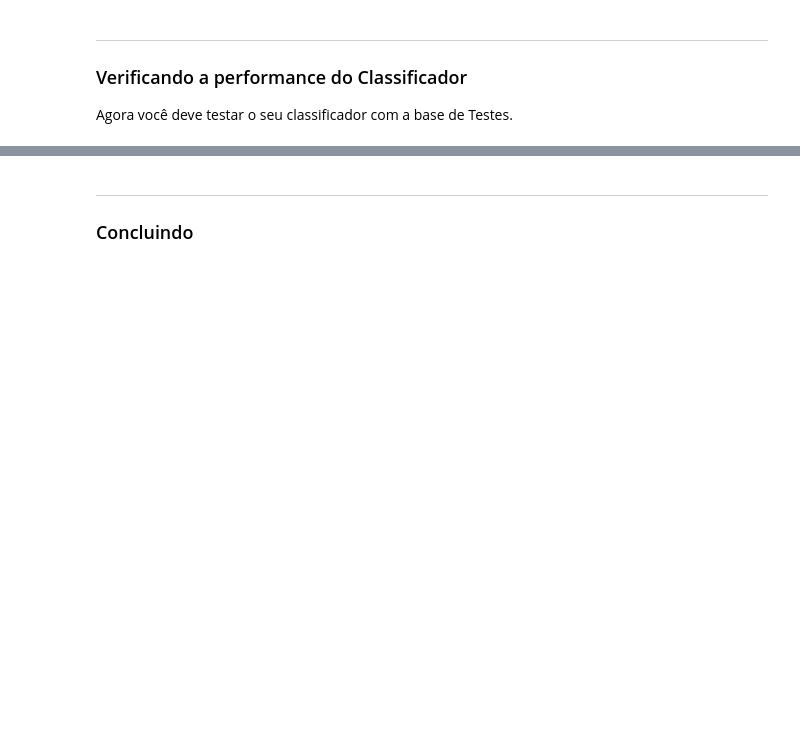
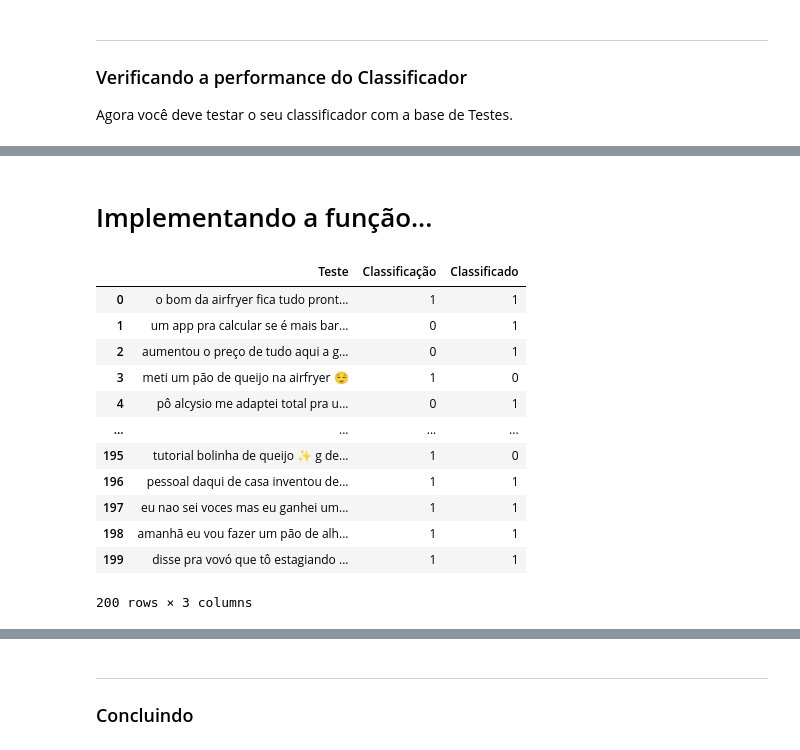
Before and after one commit to LinkolnR/Proj1Cdados, a Jupyter notebook: Projeto1_Layout_Classificador.ipynb, the cells around one changed output, grey strips where cells are left out. Cells and saved outputs as stored; diff of their text form; code cells hidden in the pictures; blank space fills up the shorter version.

```diff
--- a/Projeto1_Layout_Classificador.ipynb
+++ b/Projeto1_Layout_Classificador.ipynb
@@ -59,0 +221,4 @@ Considerando apenas as mensagens da planilha Treinamento, ensine  seu classifica
+# %%
+P_R = len(todas_relevantes)/len(todas_as_palavras)        # probabilidade de uma palavra ser relevante
+P_I = len(todas_irrelevantes)/len(todas_as_palavras)      # probabilidade de uma palavra ser irrelevante
+P_I + P_R                                                 # soma das probabilidade para verificar se está correto
@@ -59,0 +227,4 @@ Considerando apenas as mensagens da planilha Treinamento, ensine  seu classifica
+# %%
+freq_rel_absoluta = serie_relevante.value_counts()           # quantidade de cada palavra na serie relevante
+freq_irrel_absoluta = serie_irrelevante.value_counts()       # quantidade de cada palavra na serie irrelevante
+freq_tot_absoluta = serie_total.value_counts()               # quantidade de cada palavra na serie total
@@ -64,0 +305,9 @@ Agora você deve testar o seu classificador com a base de Testes.
+# %%
+lista = []
+
+for linha in test['Teste']:
+    limpo = cleanup(linha.lower())             # Limpa a planilha Teste e tira as letras maiúsculas
+    lista.append(limpo)
+
+test['Teste'] = pd.Series(lista)             # Substitui os tweets originais da planilha, pelos tweets limpos
+test
@@ -64,0 +328,23 @@ Agora você deve testar o seu classificador com a base de Testes.
+# %% [markdown]
+# Implementando a função...
+# %%
+df = test               # dataframe que será argumento da função classificadora
+series= test['Teste']   # series que será argumento da função classificadora
+# %%
+# Implementa função
+df_classificado = classificador(df, series)
+df_classificado
+# %% [output]
+|  | Teste | Classificação | Classificado |
+| 0 | o bom da airfryer fica tudo pront... | 1 | 1 |
+| 1 | um app pra calcular se é mais bar... | 0 | 1 |
+| 2 | aumentou o preço de tudo aqui a g... | 0 | 1 |
+| 3 | meti um pão de queijo na airfryer 😌 | 1 | 0 |
+| 4 | pô alcysio me adaptei total pra u... | 0 | 1 |
+| ... | ... | ... | ... |
+| 195 | tutorial bolinha de queijo ✨ g de... | 1 | 0 |
+| 196 | pessoal daqui de casa inventou de... | 1 | 1 |
+| 197 | eu nao sei voces mas eu ganhei um... | 1 | 1 |
+| 198 | amanhã eu vou fazer um pão de alh... | 1 | 1 |
+| 199 | disse pra vovó que tô estagiando ... | 1 | 1 |
+200 rows × 3 columns
```
Also changed, not shown: parts of 39 cells of this notebook.
